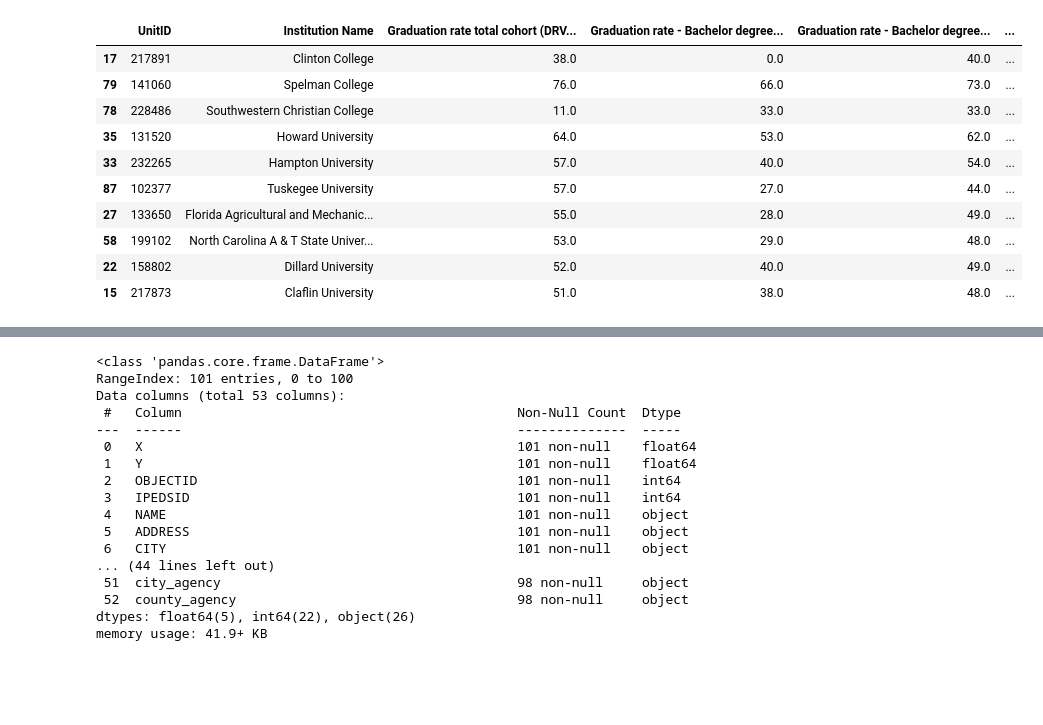
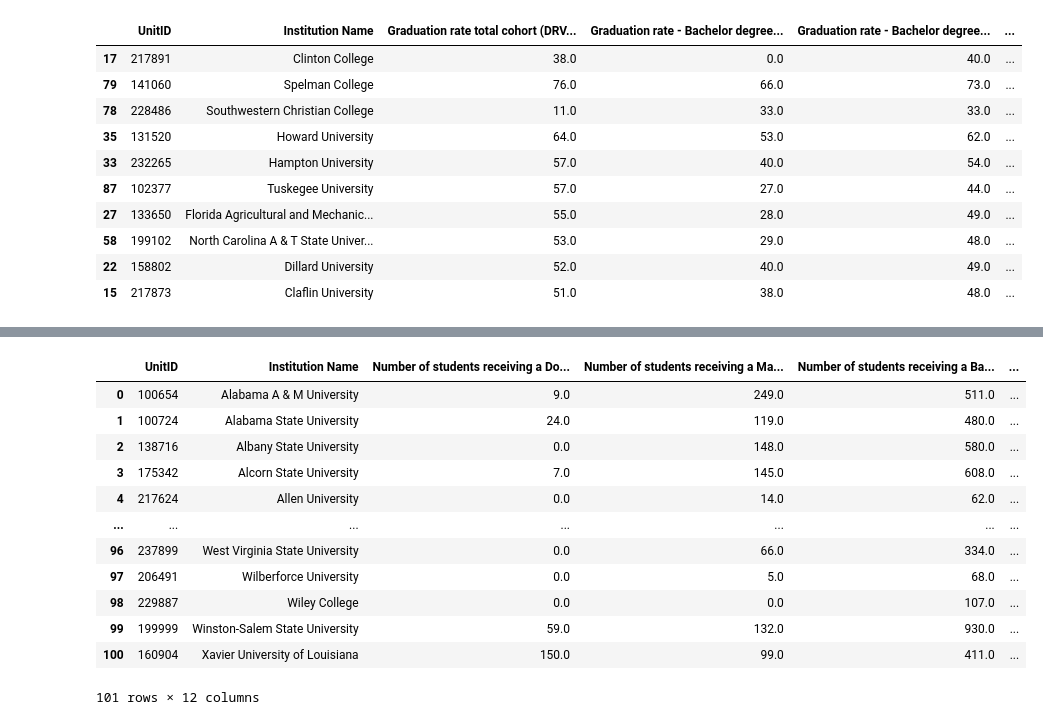
Before and after one commit to mhm516/HBCU_Analysis_Capstone, a Jupyter notebook: notebook/school_stats.ipynb, the cells around one changed output, grey strips where cells are left out. Cells and saved outputs as stored; diff of their text form; code cells hidden in the pictures; blank space fills up the shorter version.

Commit message:
still adding school data: grad rates, enrollment, price, aid, admissions

```diff
--- a/notebook/school_stats.ipynb
+++ b/notebook/school_stats.ipynb
@@ -218,22 +218,19 @@ top_10_overall_grad_rates
 | 59 | 199157 | North Carolina Central University | 51.0 | 29.0 | 47.0 | ... |
 | 100 | 160904 | Xavier University of Louisiana | 50.0 | 37.0 | 46.0 | ... |
 # %%
-hbcu_merged.info()
+enroll_degree_count= pd.read_csv('../data/school_data/enroll_degree_count.csv')
+enroll_degree_count
 # %% [output]
+|  | UnitID | Institution Name | Number of students receiving a Do... | Number of students receiving a Ma... | Number of students receiving a Ba... | ... |
+| 0 | 100654 | Alabama A & M University | 9.0 | 249.0 | 511.0 | ... |
+| 1 | 100724 | Alabama State University | 24.0 | 119.0 | 480.0 | ... |
+| 2 | 138716 | Albany State University | 0.0 | 148.0 | 580.0 | ... |
+| 3 | 175342 | Alcorn State University | 7.0 | 145.0 | 608.0 | ... |
+| 4 | 217624 | Allen University | 0.0 | 14.0 | 62.0 | ... |
+| ... | ... | ... | ... | ... | ... | ... |
+| 96 | 237899 | West Virginia State University | 0.0 | 66.0 | 334.0 | ... |
+| 97 | 206491 | Wilberforce University | 0.0 | 5.0 | 68.0 | ... |
+| 98 | 229887 | Wiley College | 0.0 | 0.0 | 107.0 | ... |
+| 99 | 199999 | Winston-Salem State University | 59.0 | 132.0 | 930.0 | ... |
+| 100 | 160904 | Xavier University of Louisiana | 150.0 | 99.0 | 411.0 | ... |
-<class 'pandas.core.frame.DataFrame'>
-RangeIndex: 101 entries, 0 to 100
-Data columns (total 53 columns):
- #   Column                                           Non-Null Count  Dtype
----  ------                                           --------------  -----
- 0   X                                                101 non-null    float64
- 1   Y                                                101 non-null    float64
- 2   OBJECTID                                         101 non-null    int64
- 3   IPEDSID                                          101 non-null    int64
- 4   NAME                                             101 non-null    object
- 5   ADDRESS                                          101 non-null    object
- 6   CITY                                             101 non-null    object
-... (44 lines left out)
- 51  city_agency                                      98 non-null     object
- 52  county_agency                                    98 non-null     object
-dtypes: float64(5), int64(22), object(26)
-memory usage: 41.9+ KB
+101 rows × 12 columns
```
Also changed, not shown: parts of 8 cells of this notebook.
